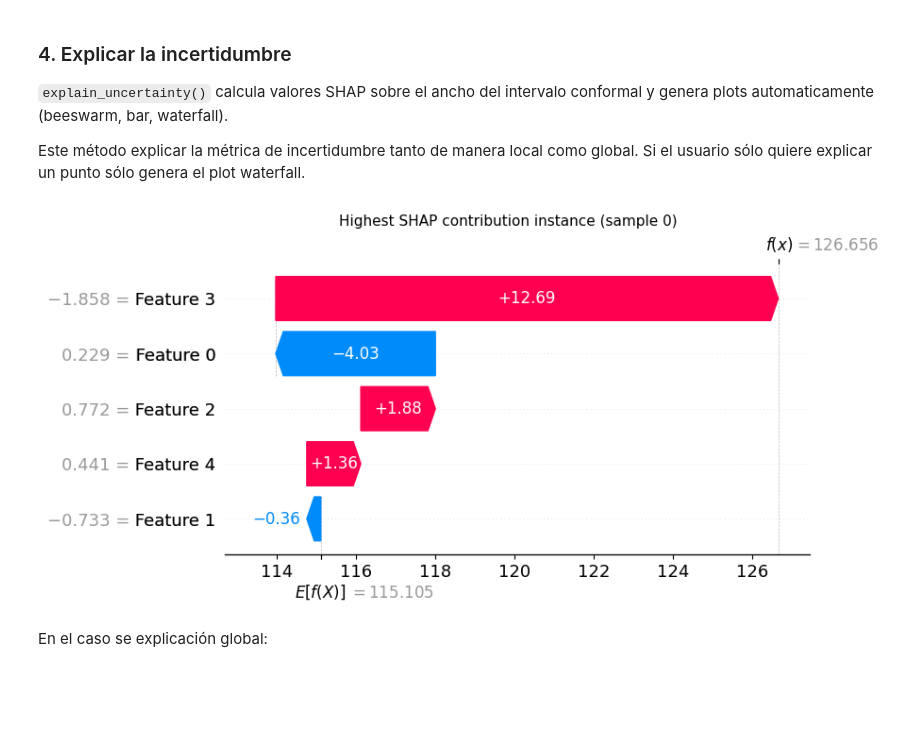
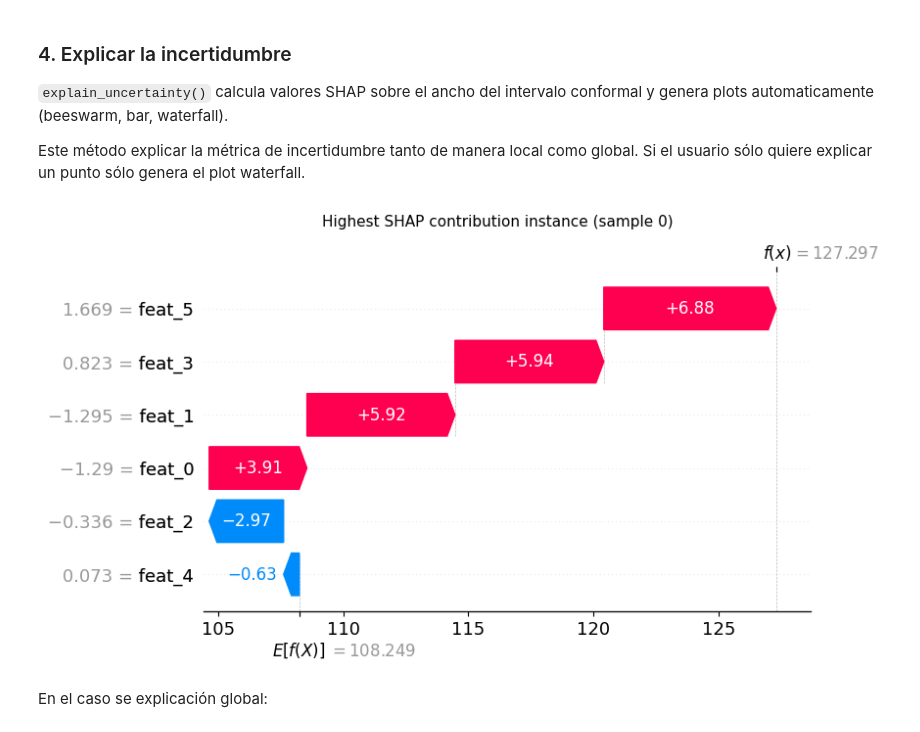
Before and after one commit to torodriguezt/uxplain, a Jupyter notebook: demo.ipynb, the cells around one changed output. Saved outputs shown, nothing was run; the diff lists cells and outputs as text; code cells hidden in the pictures; blank space fills up the shorter version.

```diff
--- a/demo.ipynb
+++ b/demo.ipynb
@@ -114,7 +139,7 @@ pipeline_shap = UncertaintyExplanationPipeline(
 
 pipeline_shap.fit(X_train, y_train, X_calib, y_calib)
 # %%
-pipeline.fit(X_train, y_train, X_calib, y_calib)
+pipeline_shap.fit(X_train, y_train, X_calib, y_calib)
 # %% [markdown]
 ### 4. Explicar la incertidumbre
 
@@ -122,9 +147,9 @@ pipeline.fit(X_train, y_train, X_calib, y_calib)
 
 Este método explicar la métrica de incertidumbre tanto de manera local como global. Si el usuario sólo quiere explicar un punto sólo genera el plot waterfall.
 # %%
-result = pipeline.explain_uncertainty(X_test[1:2, :])
+result = pipeline_shap.explain_uncertainty(X_test.iloc[1:2, :])
 # %% [output]
-[figure, old version]
+[figure, new version]
 # %% [markdown]
 En el caso se explicación global:
 # %%
```
Also changed, not shown: parts of 26 cells of this notebook, 6 other files.
